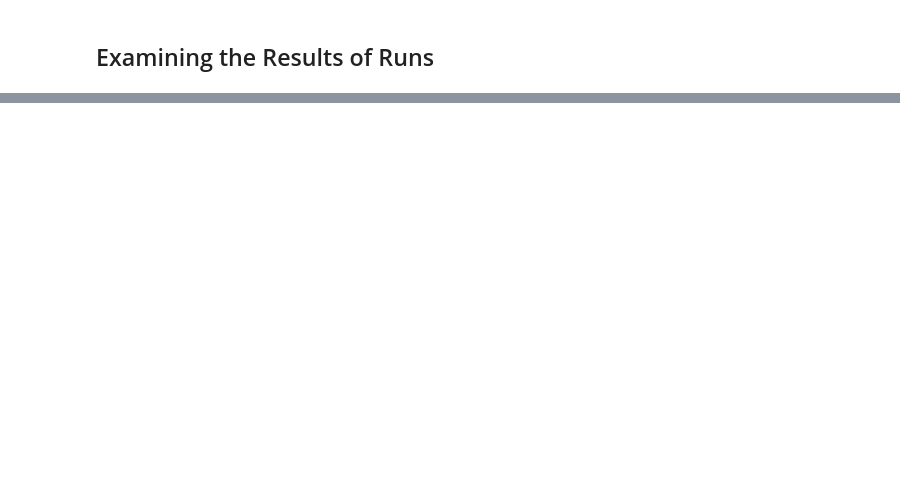
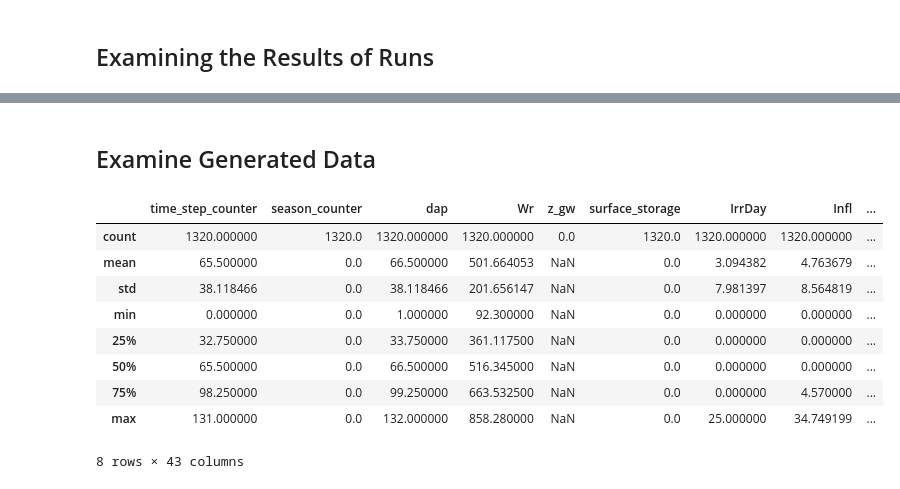
Before and after one commit to danyoungday/praise, a Jupyter notebook: play.ipynb, the cells around one changed output, grey strips where cells are left out. Drawn from its saved outputs; the diff is of its cells as text; code cells hidden in the pictures; blank space fills up the shorter version.

```diff
--- a/play.ipynb
+++ b/play.ipynb
@@ -94,0 +73,17 @@ Bad pipe message: %s [b'u\xc0v\xc0w\xc0x\xc0y\xc0z\xc0{\xc0|\xc0}\xc0~\xc0\x7f\x
+# %% [markdown]
+## Examine Generated Data
+# %%
+data_df = pd.read_csv("data/one-season-data.csv")
+# Filter out rows where every single column except "baseline" is zero
+data_df = data_df[(data_df.drop(columns=["baseline"]) != 0).any(axis=1)]
+# %% [output]
+|  | time_step_counter | season_counter | dap | Wr | z_gw | surface_storage | IrrDay | Infl | ... |
+| count | 1320.000000 | 1320.0 | 1320.000000 | 1320.000000 | 0.0 | 1320.0 | 1320.000000 | 1320.000000 | ... |
+| mean | 65.500000 | 0.0 | 66.500000 | 501.664053 | NaN | 0.0 | 3.094382 | 4.763679 | ... |
+| std | 38.118466 | 0.0 | 38.118466 | 201.656147 | NaN | 0.0 | 7.981397 | 8.564819 | ... |
+| min | 0.000000 | 0.0 | 1.000000 | 92.300000 | NaN | 0.0 | 0.000000 | 0.000000 | ... |
+| 25% | 32.750000 | 0.0 | 33.750000 | 361.117500 | NaN | 0.0 | 0.000000 | 0.000000 | ... |
+| 50% | 65.500000 | 0.0 | 66.500000 | 516.345000 | NaN | 0.0 | 0.000000 | 0.000000 | ... |
+| 75% | 98.250000 | 0.0 | 99.250000 | 663.532500 | NaN | 0.0 | 0.000000 | 4.570000 | ... |
+| max | 131.000000 | 0.0 | 132.000000 | 858.280000 | NaN | 0.0 | 25.000000 | 34.749199 | ... |
+8 rows × 43 columns
```
Also changed, not shown: parts of 8 cells of this notebook, 5 other files.
